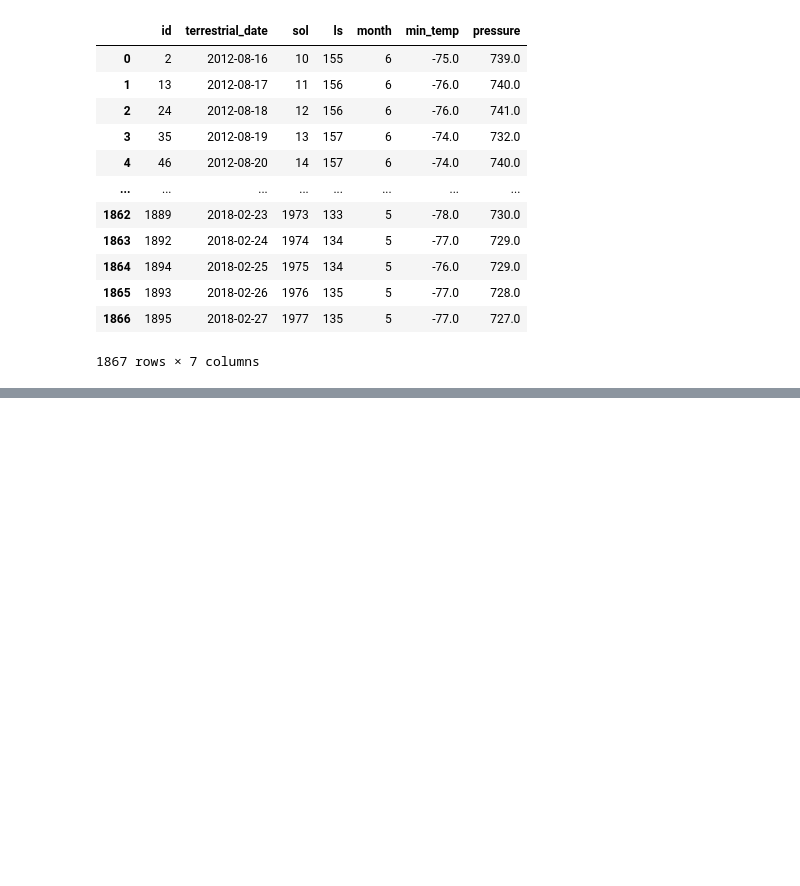
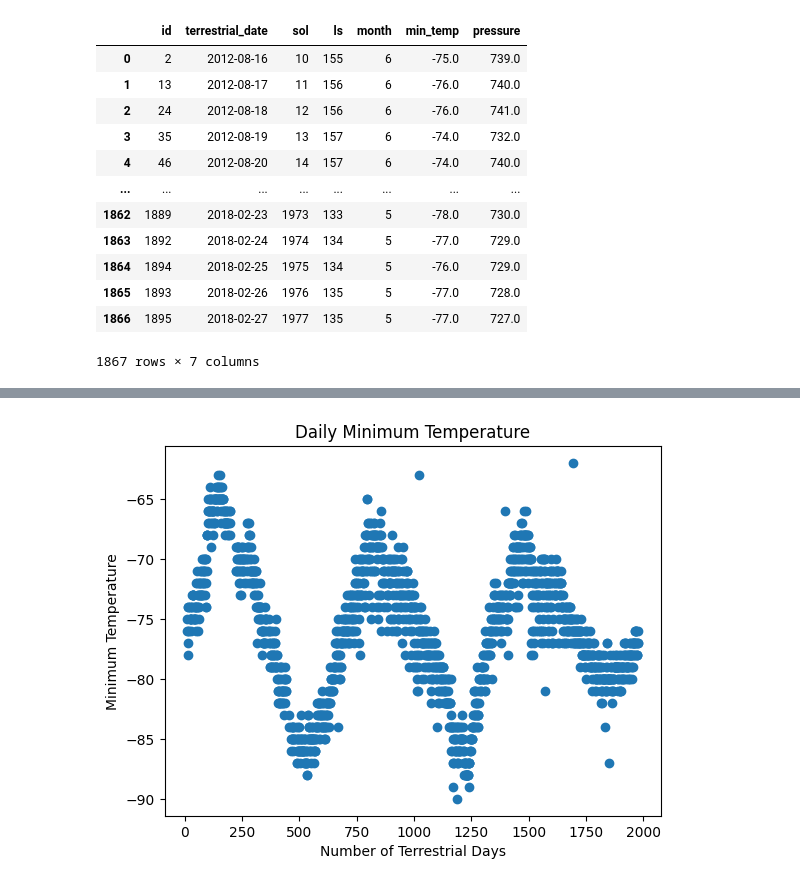
Before and after one commit to VivianSun0927/web-scraping-challenge, a Jupyter notebook: part_2_mars_weather.ipynb, the cells around one changed output, grey strips where cells are left out. Cells and saved outputs as stored; diff of their text form; code cells hidden in the pictures; blank space fills up the shorter version.

```diff
--- a/part_2_mars_weather.ipynb
+++ b/part_2_mars_weather.ipynb
@@ -52,0 +168,10 @@ df
+# %%
+# Visually estimate the result by plotting the daily minimum temperature.
+# Plot the minimum temperature vs Martian Days
+plt.scatter(df['sol'],df['min_temp'])
+plt.xlabel('Number of Terrestrial Days')
+plt.ylabel('Minimum Temperature')
+plt.title('Daily Minimum Temperature')
+plt.savefig("Images/daily_min_temp.png")
+# %% [output]
+[figure, added]
```
Also changed, not shown: parts of 12 cells of this notebook, 4 other files.
